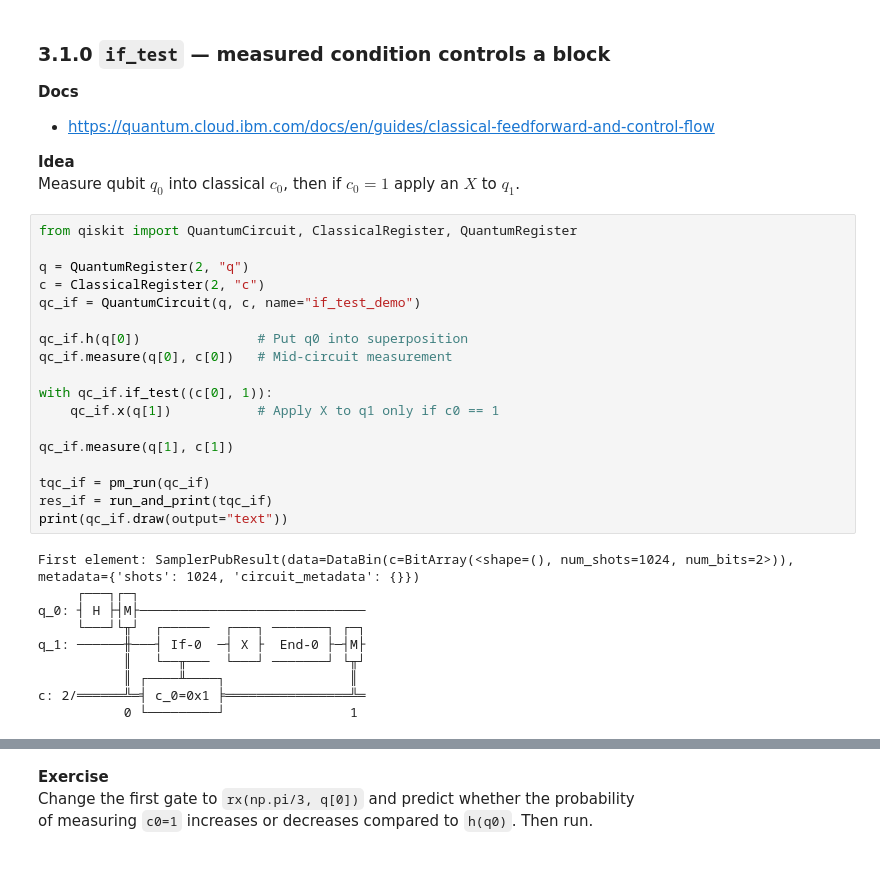
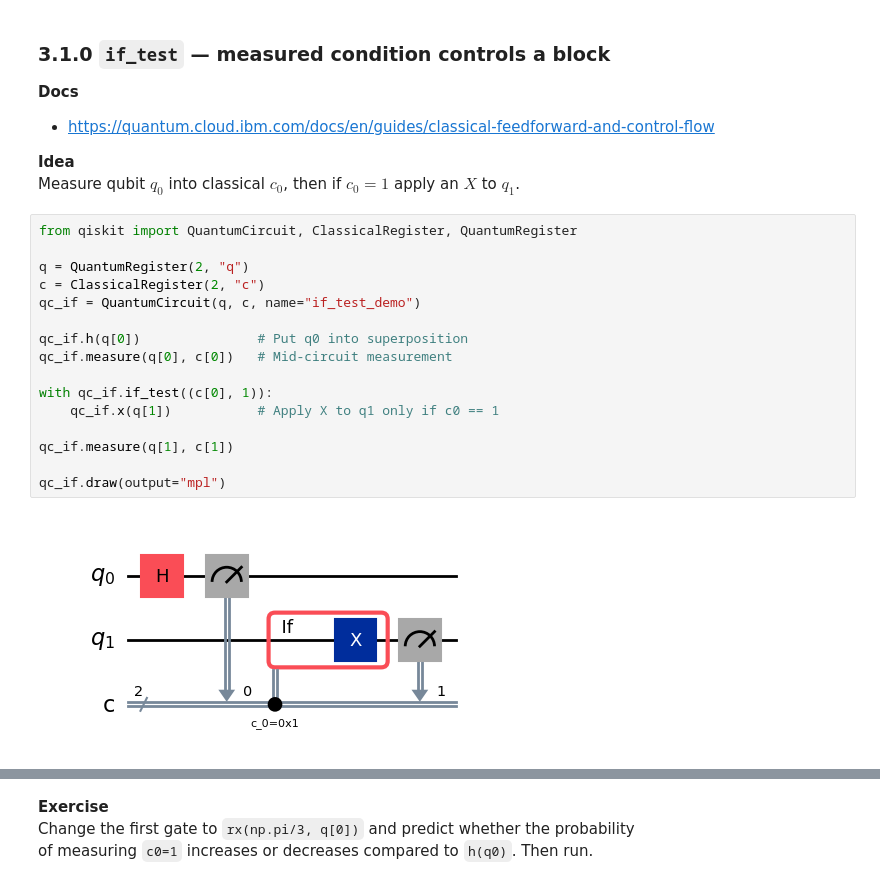
Before and after one commit to makansij/IBM_Certified_Quantum_Computation_QisKit_v2, a Jupyter notebook: Module_3.1_Construct_Dynamic_Circuits.ipynb, the cells around one changed output, grey strips where cells are left out. Drawn from its saved outputs; the diff is of its cells as text.

```diff
--- a/Module_3.1_Construct_Dynamic_Circuits.ipynb
+++ b/Module_3.1_Construct_Dynamic_Circuits.ipynb
@@ -101,28 +98,18 @@ Measure qubit $q_0$ into classical $c_0$, then if $c_0=1$ apply an $X$ to $q_1$.
 # %%
 from qiskit import QuantumCircuit, ClassicalRegister, QuantumRegister
 
 q = QuantumRegister(2, "q")
 c = ClassicalRegister(2, "c")
 qc_if = QuantumCircuit(q, c, name="if_test_demo")
 
 qc_if.h(q[0])               # Put q0 into superposition
 qc_if.measure(q[0], c[0])   # Mid-circuit measurement
 
 with qc_if.if_test((c[0], 1)):
     qc_if.x(q[1])           # Apply X to q1 only if c0 == 1
 
 qc_if.measure(q[1], c[1])
 
-tqc_if = pm_run(qc_if)
-res_if = run_and_print(tqc_if)
-print(qc_if.draw(output="text"))
+qc_if.draw(output="mpl")
 # %% [output]
-First element: SamplerPubResult(data=DataBin(c=BitArray(<shape=(), num_shots=1024, num_bits=2>)), metadata={'shots': 1024, 'circuit_metadata': {}})
-     ┌───┐┌─┐
-q_0: ┤ H ├┤M├─────────────────────────────
-     └───┘└╥┘  ┌──────  ┌───┐ ───────┐ ┌─┐
-q_1: ──────╫───┤ If-0  ─┤ X ├  End-0 ├─┤M├
-           ║   └──╥───  └───┘ ───────┘ └╥┘
-           ║ ┌────╨────┐                ║
-c: 2/══════╩═╡ c_0=0x1 ╞════════════════╩═
-           0 └─────────┘                1
+[figure, added]
```
Also changed, not shown: parts of 31 cells of this notebook.
